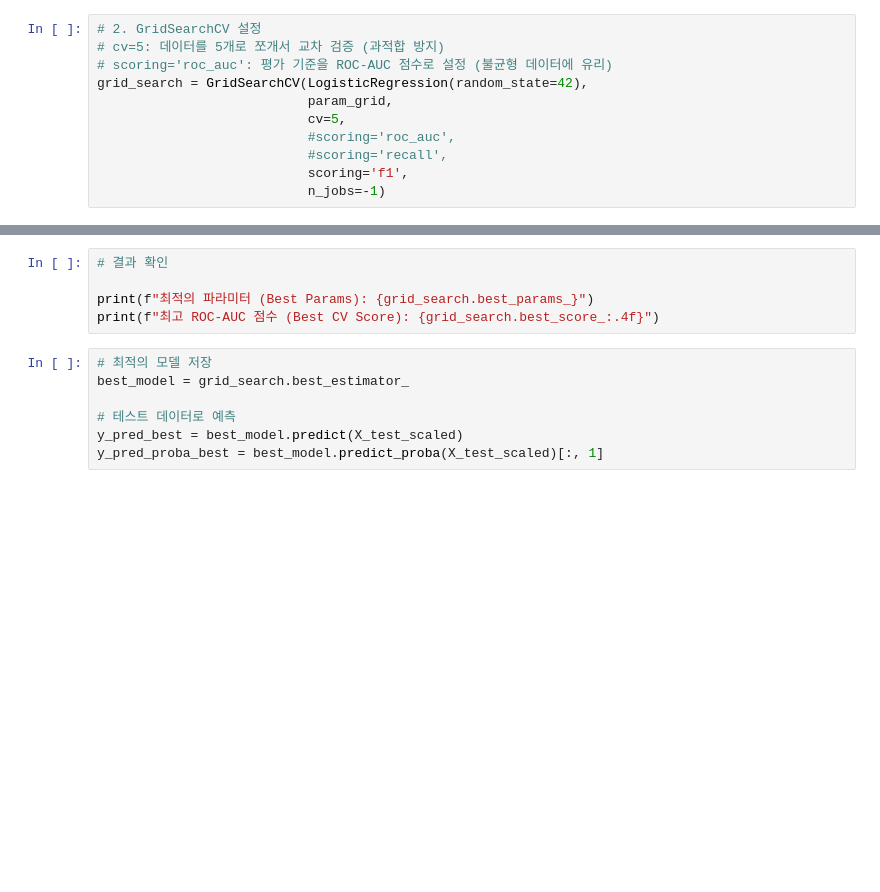
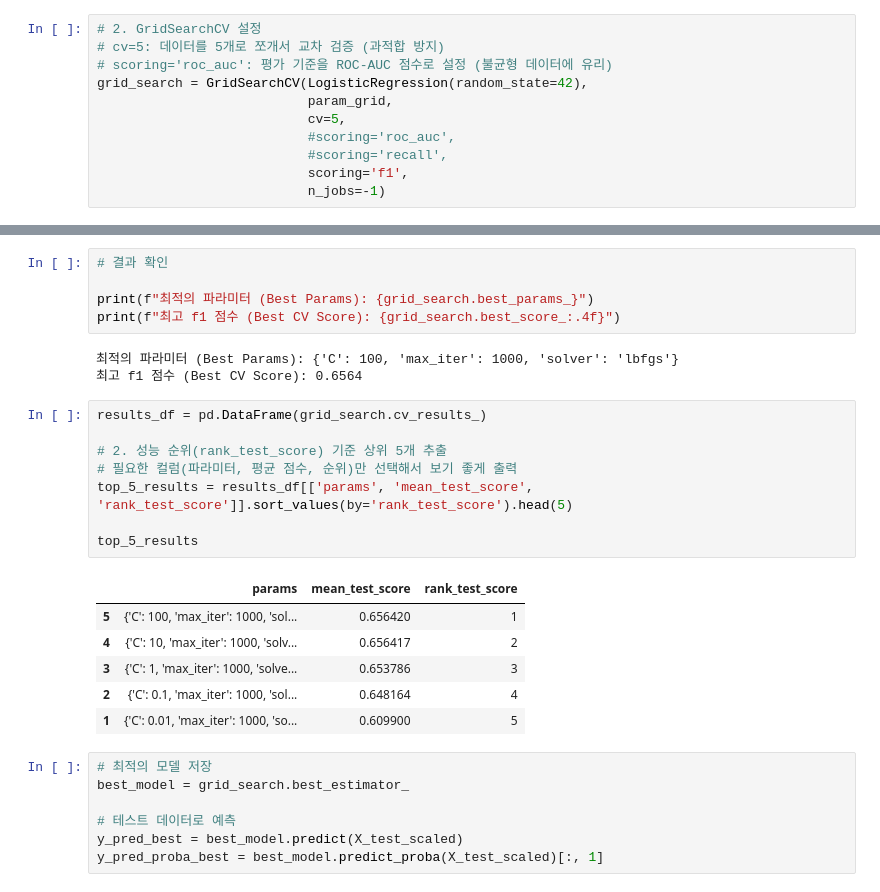
Before and after one commit to SKNETWORKS-FAMILY-AICAMP/SKN24-2nd-3Team, a Jupyter notebook: notebooks/chj/03_modeling.ipynb, the cells around one changed output, grey strips where cells are left out. Drawn from its saved outputs; the diff is of its cells as text; blank space fills up the shorter version.

```diff
--- a/notebooks/chj/03_modeling.ipynb
+++ b/notebooks/chj/03_modeling.ipynb
@@ -100,7 +191,25 @@ grid_search.fit(X_train_scaled, y_train)
 # 결과 확인
 
 print(f"최적의 파라미터 (Best Params): {grid_search.best_params_}")
-print(f"최고 ROC-AUC 점수 (Best CV Score): {grid_search.best_score_:.4f}")
+print(f"최고 f1 점수 (Best CV Score): {grid_search.best_score_:.4f}")
+# %% [output]
+최적의 파라미터 (Best Params): {'C': 100, 'max_iter': 1000, 'solver': 'lbfgs'}
+최고 f1 점수 (Best CV Score): 0.6564
+# %%
+results_df = pd.DataFrame(grid_search.cv_results_)
+
+# 2. 성능 순위(rank_test_score) 기준 상위 5개 추출
+# 필요한 컬럼(파라미터, 평균 점수, 순위)만 선택해서 보기 좋게 출력
+top_5_results = results_df[['params', 'mean_test_score', 'rank_test_score']].sort_values(by='rank_test_score').head(5)
+
+top_5_results
+# %% [output]
+|  | params | mean_test_score | rank_test_score |
+| 5 | {'C': 100, 'max_iter': 1000, 'sol... | 0.656420 | 1 |
+| 4 | {'C': 10, 'max_iter': 1000, 'solv... | 0.656417 | 2 |
+| 3 | {'C': 1, 'max_iter': 1000, 'solve... | 0.653786 | 3 |
+| 2 | {'C': 0.1, 'max_iter': 1000, 'sol... | 0.648164 | 4 |
+| 1 | {'C': 0.01, 'max_iter': 1000, 'so... | 0.609900 | 5 |
 # %%
 # 최적의 모델 저장
 best_model = grid_search.best_estimator_
```
Also changed, not shown: parts of 12 cells of this notebook, 5 other files.
